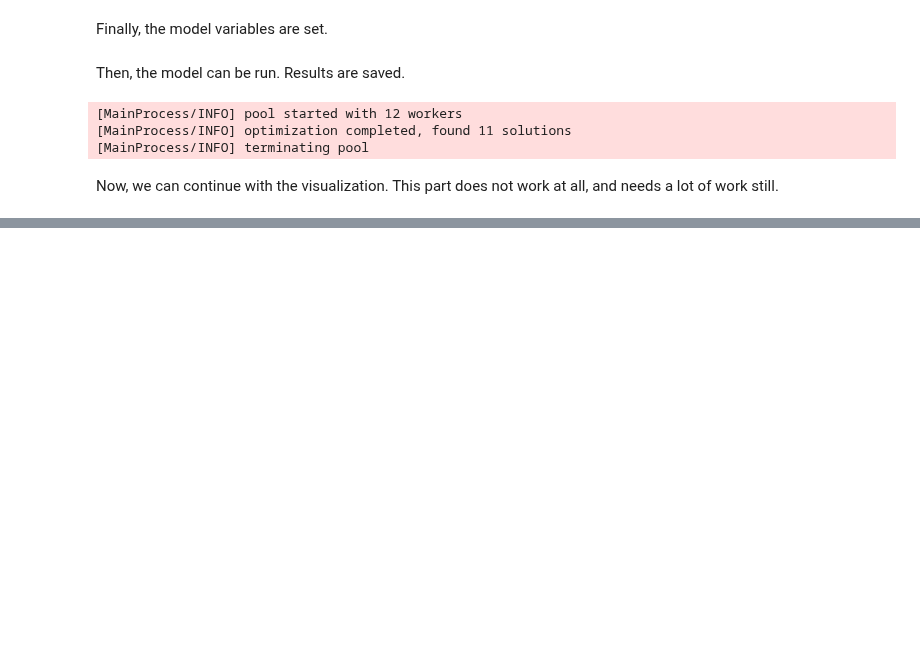
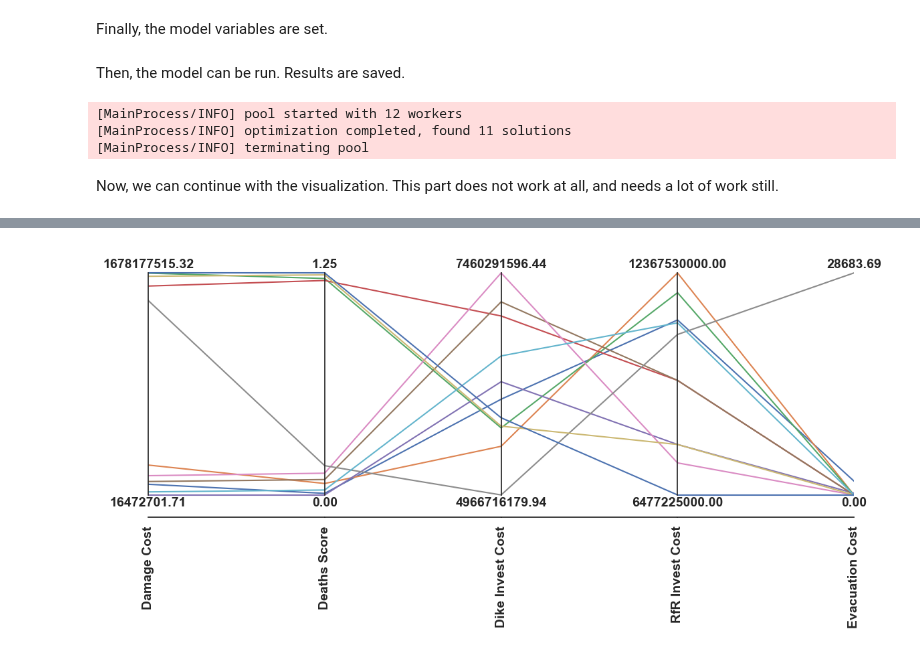
Before and after one commit to JasperBaars/EPA1361_Model-based_Decision-making, a Jupyter notebook: Final Assignment EPA1361/MORO_POGING_TWEE.ipynb, the cells around one changed output, grey strips where cells are left out. Drawn from its saved outputs; the diff is of its cells as text; code cells hidden in the pictures; blank space fills up the shorter version.

```diff
--- a/Final Assignment EPA1361/MORO_POGING_TWEE.ipynb
+++ b/Final Assignment EPA1361/MORO_POGING_TWEE.ipynb
@@ -159,3 +180,16 @@ Now, we can continue with the visualization. This part does not work at all, and
+# %%
+from ema_workbench.analysis import parcoords
+
+
+df = pd.read_pickle(r'generated_datasets/initial_Pareto_policies_test.pkl')
+data = df.loc[:, [o.name for o in robustness_functions]]
+limits = parcoords.get_limits(data)
+paraxes = parcoords.ParallelAxes(limits)
+paraxes.plot(data)
+sns.despine()
+sns.set(rc={'figure.figsize':(12,6)})
+# %% [output]
+[figure, added]
 # %%
 # Extract the levers for each Pareto policy
 policies = []
```
Also changed, not shown: parts of 6 cells of this notebook, 2 other files.
